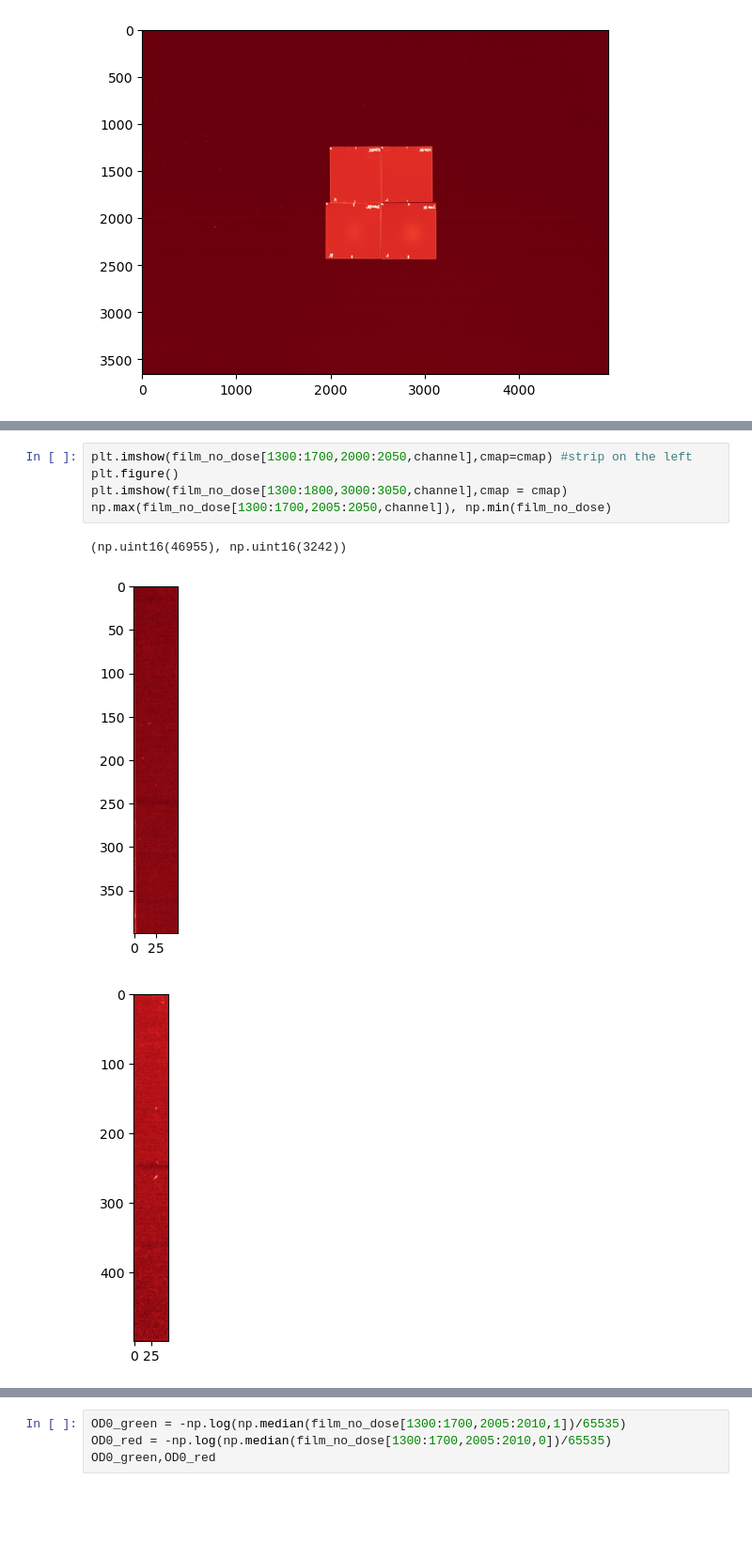
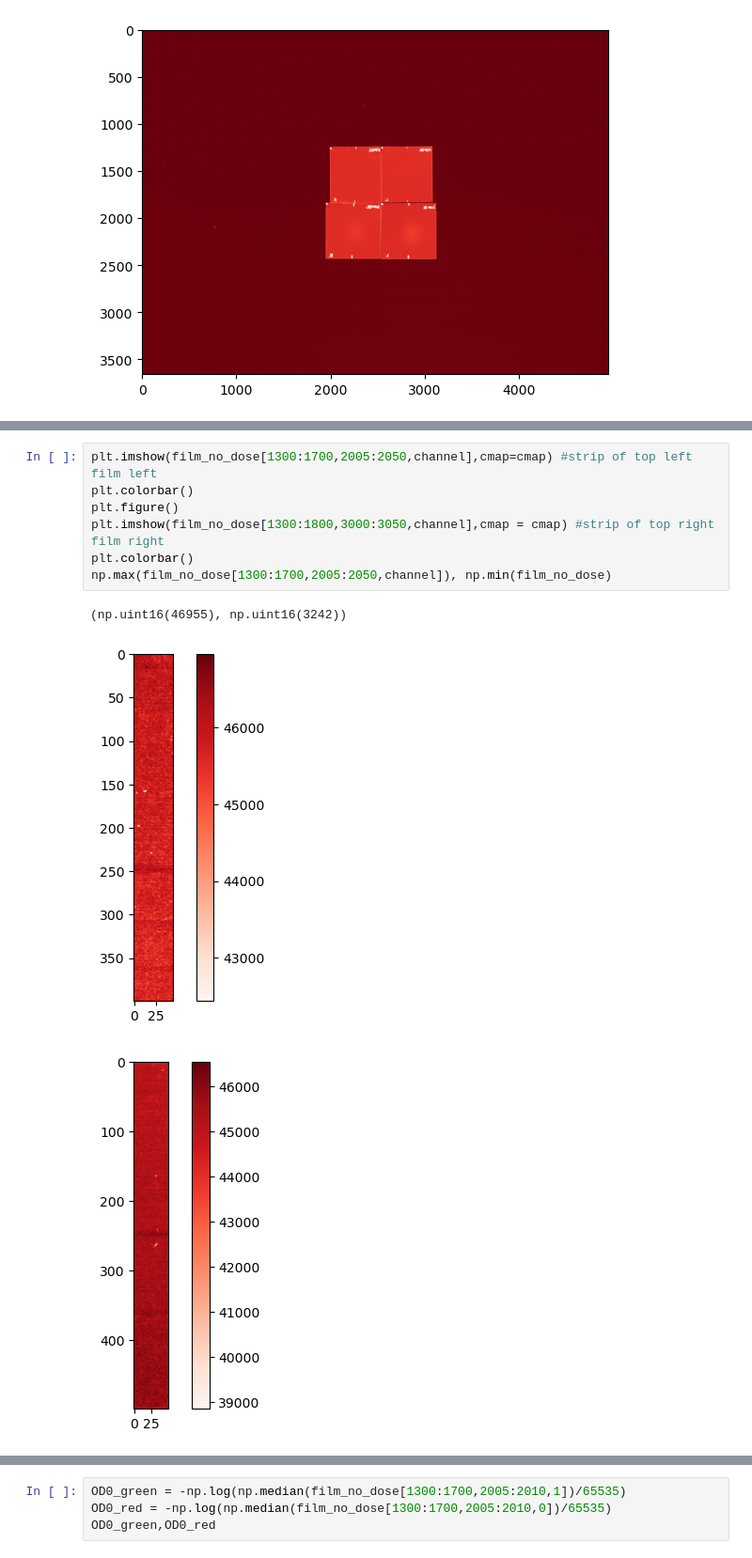
Before and after one commit to sabrinawaa/DPhil_Project, a Jupyter notebook: YAG_processing.ipynb, the cells around one changed output, grey strips where cells are left out. Shown at 94% size. Drawn from its saved outputs; the diff is of its cells as text; blank space fills up the shorter version.

```diff
--- a/YAG_processing.ipynb
+++ b/YAG_processing.ipynb
@@ -323,12 +326,14 @@ plt.imshow(film_no_dose[1300:1800,3000:3080,channel],cmap = cmap)
 <matplotlib.image.AxesImage at 0x...>
 [figure]
 # %%
-plt.imshow(film_no_dose[1300:1700,2000:2050,channel],cmap=cmap) #strip on the left
+plt.imshow(film_no_dose[1300:1700,2005:2050,channel],cmap=cmap) #strip of top left film left
+plt.colorbar()
 plt.figure()
-plt.imshow(film_no_dose[1300:1800,3000:3050,channel],cmap = cmap)
+plt.imshow(film_no_dose[1300:1800,3000:3050,channel],cmap = cmap) #strip of top right film right
+plt.colorbar()
 np.max(film_no_dose[1300:1700,2005:2050,channel]), np.min(film_no_dose)
 # %% [output]
 (np.uint16(46955), np.uint16(3242))
-[figure, old version]
+[figure, new version]
-[figure, old version]
+[figure, new version]
 # %%
```
Also changed, not shown: parts of 17 cells of this notebook, 4 other files.
